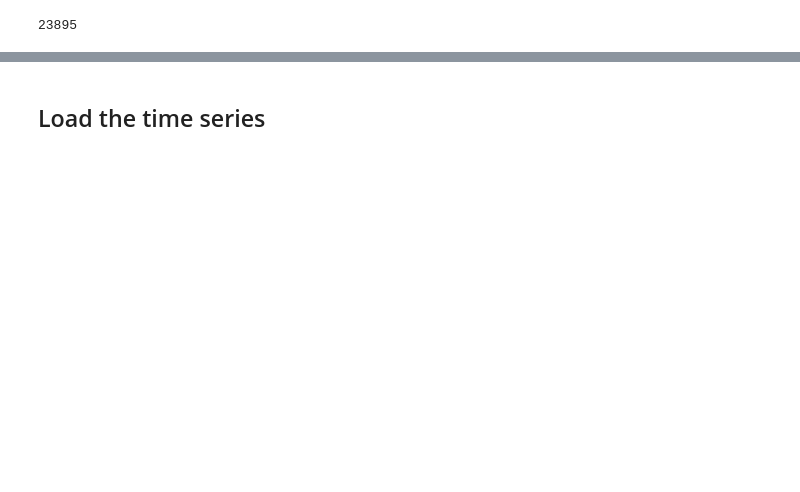
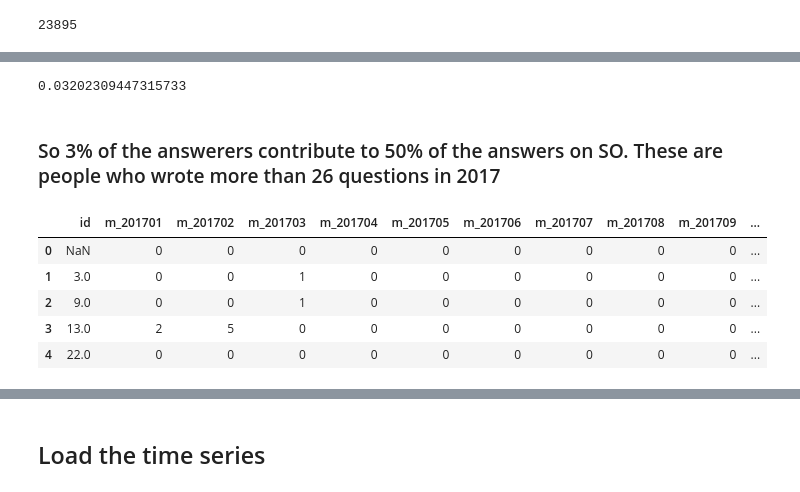
Before and after one commit to leomaxx/StackOverflowChurnAnalysis, a Jupyter notebook: 01_EDA.ipynb, the cells around one changed output, grey strips where cells are left out. Drawn from its saved outputs; the diff is of its cells as text; code cells hidden in the pictures; blank space fills up the shorter version.

```diff
--- a/01_EDA.ipynb
+++ b/01_EDA.ipynb
@@ -155,0 +192,6 @@ len(list(active_contributors_id))
+# %%
+np.sum(ansoc_count_sum[26:]['count'])/np.sum(ansoc_count_sum['count'])
+# %% [output]
+0.03202309447315733
+# %% [markdown]
+### So 3% of the answerers contribute to 50% of the answers on SO. These are people who wrote more than 26 questions in 2017
@@ -155,0 +201,9 @@ len(list(active_contributors_id))
+# %%
+answer_time_series.head()
+# %% [output]
+|  | id | m_201701 | m_201702 | m_201703 | m_201704 | m_201705 | m_201706 | m_201707 | m_201708 | m_201709 | ... |
+| 0 | NaN | 0 | 0 | 0 | 0 | 0 | 0 | 0 | 0 | 0 | ... |
+| 1 | 3.0 | 0 | 0 | 1 | 0 | 0 | 0 | 0 | 0 | 0 | ... |
+| 2 | 9.0 | 0 | 0 | 1 | 0 | 0 | 0 | 0 | 0 | 0 | ... |
+| 3 | 13.0 | 2 | 5 | 0 | 0 | 0 | 0 | 0 | 0 | 0 | ... |
+| 4 | 22.0 | 0 | 0 | 0 | 0 | 0 | 0 | 0 | 0 | 0 | ... |
```
Also changed, not shown: parts of 9 cells of this notebook, 5 other files.
